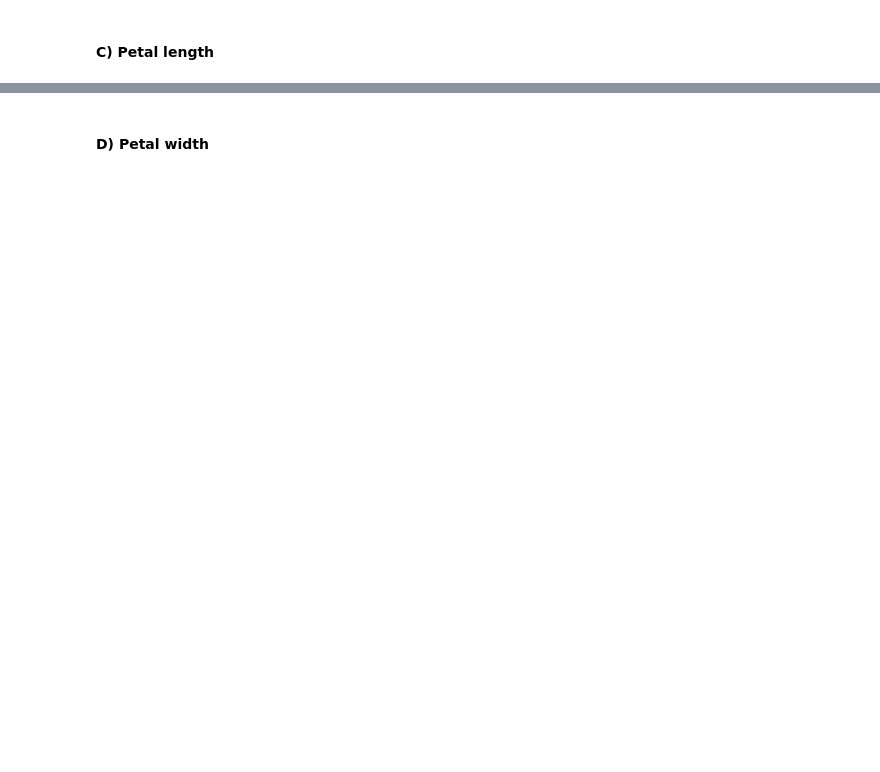
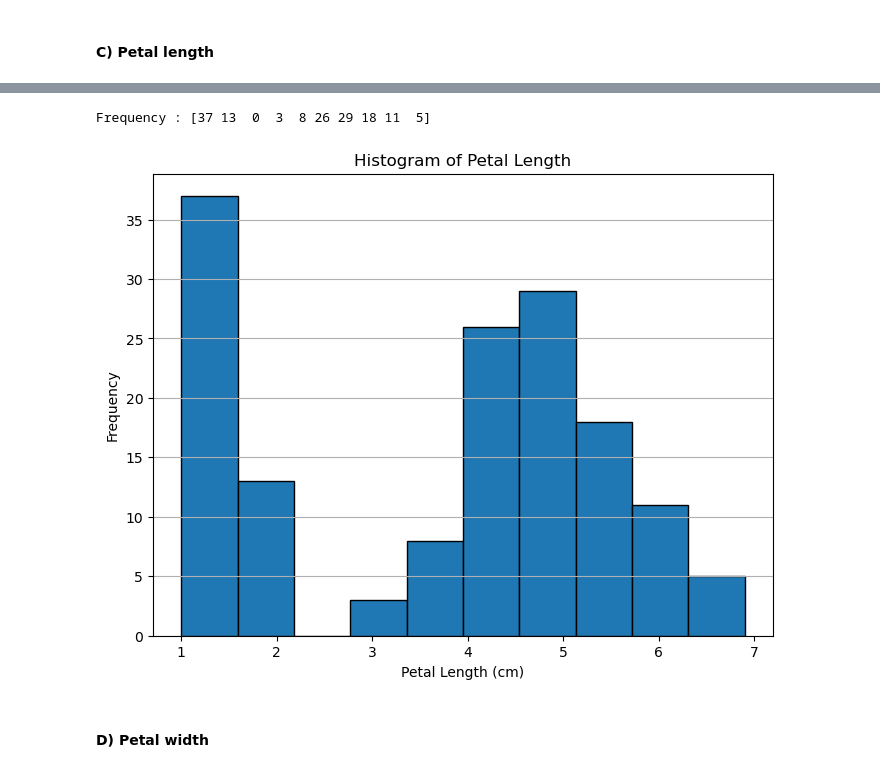
Before and after one commit to monkj24/principles_of_data_analytics, a Jupyter notebook: tasks.ipynb, the cells around one changed output, grey strips where cells are left out. Drawn from its saved outputs; the diff is of its cells as text; code cells hidden in the pictures; blank space fills up the shorter version.

```diff
--- a/tasks.ipynb
+++ b/tasks.ipynb
@@ -315,2 +306,13 @@ plt.show()
 # %% [markdown]
 #### C) Petal length
+# %%
+# X value
+x = iris.data
+
+petal_length = iris.data[:,2]
+
+x = np.arange(len(petal_length))
+
+# Show X
+
+print("Petal length (cm):", petal_length)
@@ -317,2 +329,24 @@ plt.show()
+# %%
+# Y value
+
+counts, bin_edges = np.histogram(petal_length, bins=10)
+
+# Show y
+
+print("Frequency :", counts)
+# %% [output]
+Frequency : [37 13  0  3  8 26 29 18 11  5]
+# %%
+# Plot the histogram
+
+plt.figure(figsize=(8, 6))
+plt.bar(bin_edges[:-1], counts, width=np.diff(bin_edges), edgecolor='black', align='edge')
+plt.title('Histogram of Petal Length')
+plt.xlabel('Petal Length (cm)')
+plt.ylabel('Frequency')
+plt.grid(axis='y', alpha=1)
+plt.show()
+# %% [output]
+[figure, added]
 # %% [markdown]
 #### D) Petal width
```
Also changed, not shown: parts of 22 cells of this notebook.
